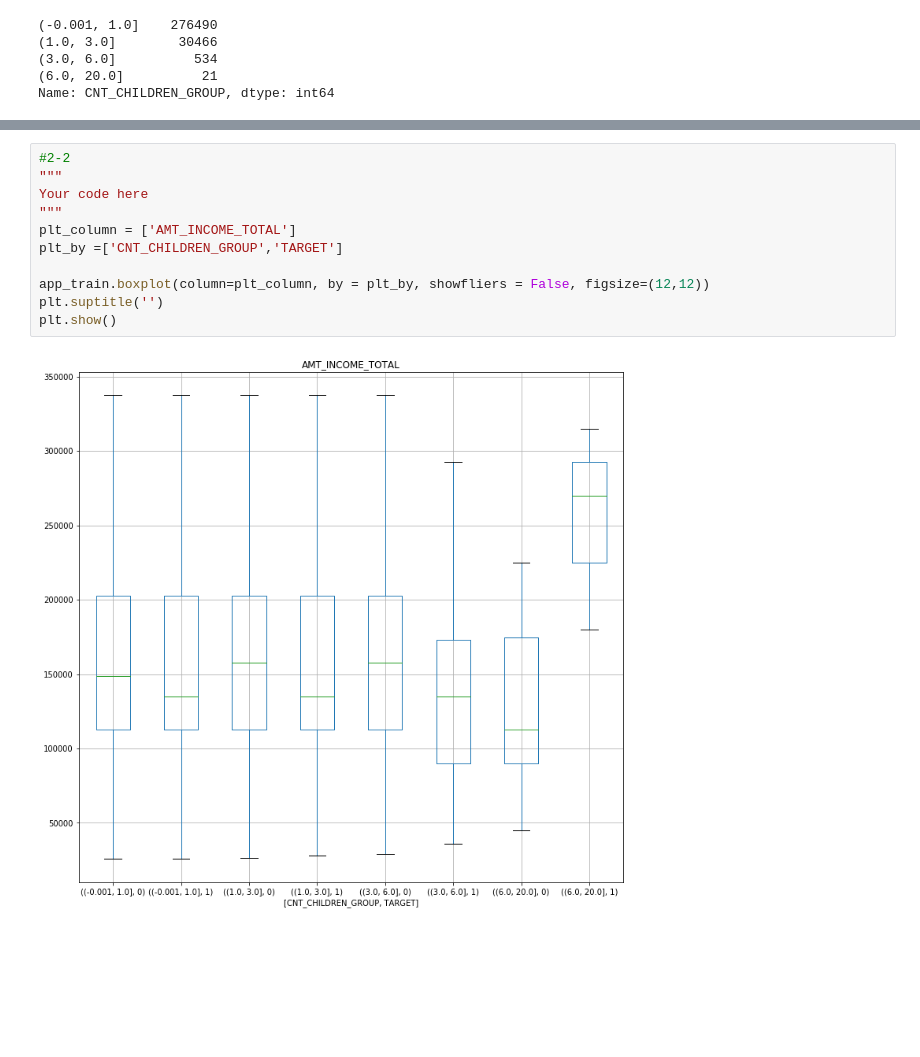
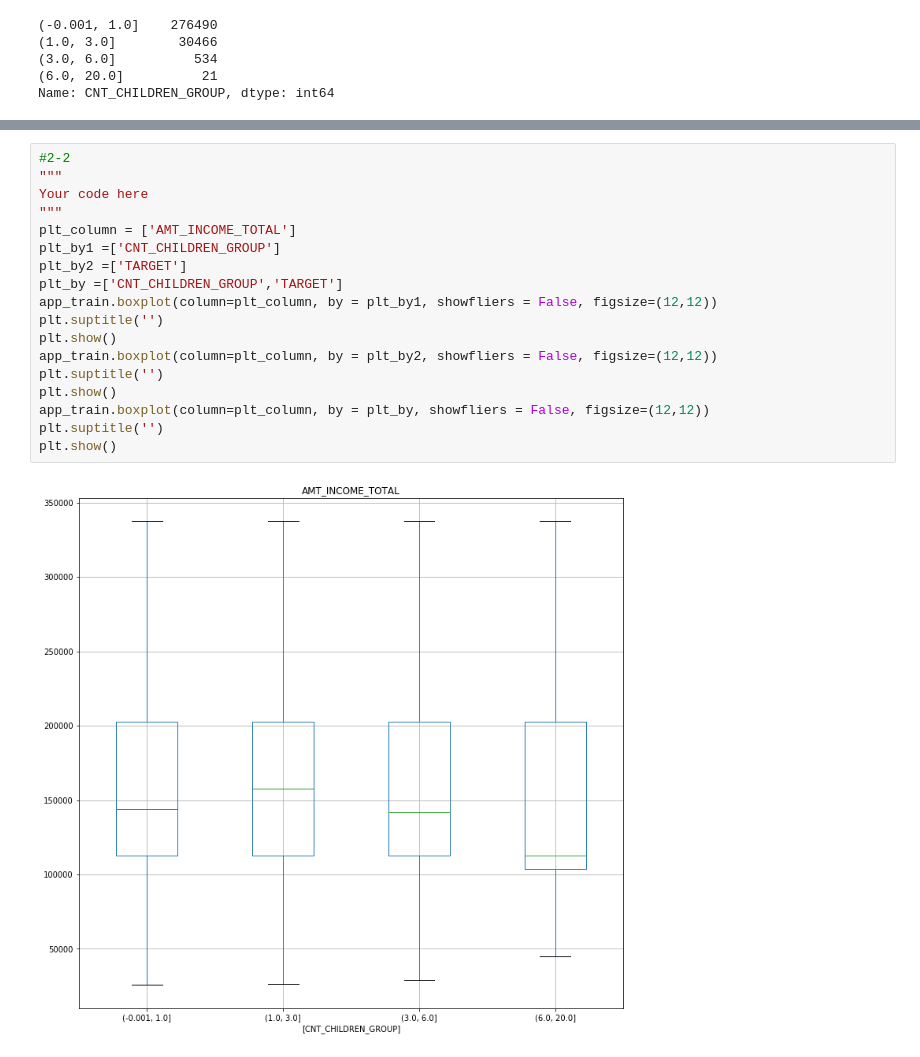
Before and after one commit to SeanWu1977/-3rd-ML100Days, a Jupyter notebook: homework/Day_013_HW.ipynb, the cells around one changed output, grey strips where cells are left out. Cells and saved outputs as stored; diff of their text form; blank space fills up the shorter version.

```diff
--- a/homework/Day_013_HW.ipynb
+++ b/homework/Day_013_HW.ipynb
@@ -79,13 +83,20 @@ Name: AMT_INCOME_TOTAL, dtype: float64
 # %%
 #2-2
 """
 Your code here
 """
 plt_column = ['AMT_INCOME_TOTAL']
+plt_by1 =['CNT_CHILDREN_GROUP']
+plt_by2 =['TARGET']
 plt_by =['CNT_CHILDREN_GROUP','TARGET']
-
+app_train.boxplot(column=plt_column, by = plt_by1, showfliers = False, figsize=(12,12))
+plt.suptitle('')
+plt.show()
+app_train.boxplot(column=plt_column, by = plt_by2, showfliers = False, figsize=(12,12))
+plt.suptitle('')
+plt.show()
 app_train.boxplot(column=plt_column, by = plt_by, showfliers = False, figsize=(12,12))
 plt.suptitle('')
 plt.show()
 # %% [output]
-[figure, old version]
+[figure, new version]
```
Also changed, not shown: parts of 6 cells of this notebook.
